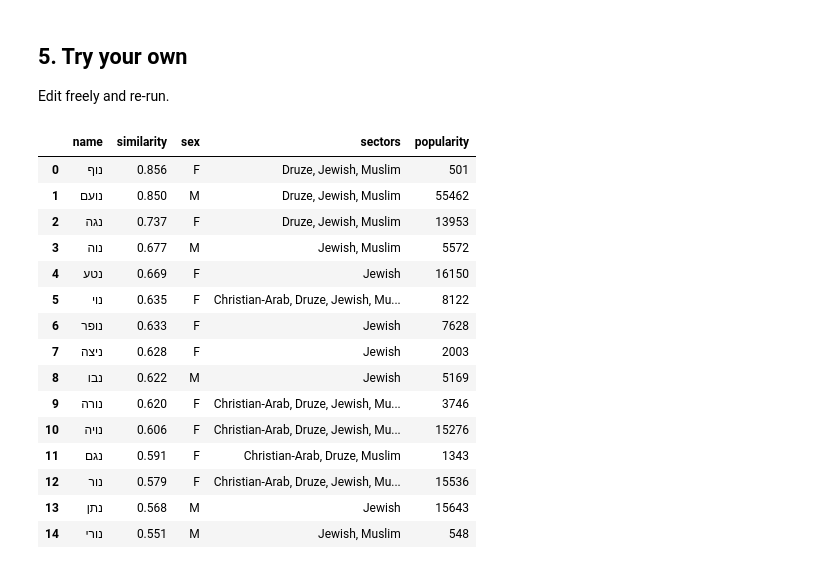
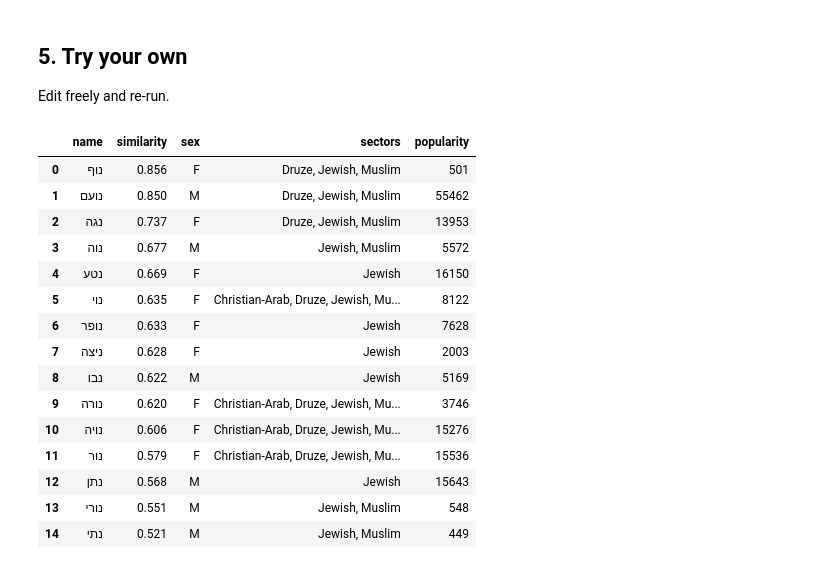
Before and after one commit to oregev11/name-me, a Jupyter notebook: backend/notebooks/ml_sanity_check.ipynb, the cells around one changed output. Saved outputs shown, nothing was run; the diff lists cells and outputs as text; code cells hidden in the pictures.

```diff
--- a/backend/notebooks/ml_sanity_check.ipynb
+++ b/backend/notebooks/ml_sanity_check.ipynb
@@ -267,21 +287,21 @@ OK: year-range filter correctly includes/excludes אילאן (2015-2024 only) an
 
 Edit freely and re-run.
 # %%
-run_search(["נועה"], model="written_similarity", top_k=15, sex="F", popularity="top_10_percent")
+run_search(["נועה"], model="written_similarity", top_k=15, sex="F", popularity="top_10_percent", sector='Jewish')
 # %% [output]
 |  | name | similarity | sex | sectors | popularity |
 | 0 | נוף | 0.856 | F | Druze, Jewish, Muslim | 501 |
 | 1 | נועם | 0.850 | M | Druze, Jewish, Muslim | 55462 |
 | 2 | נגה | 0.737 | F | Druze, Jewish, Muslim | 13953 |
 | 3 | נוה | 0.677 | M | Jewish, Muslim | 5572 |
 | 4 | נטע | 0.669 | F | Jewish | 16150 |
 | 5 | נוי | 0.635 | F | Christian-Arab, Druze, Jewish, Mu... | 8122 |
 | 6 | נופר | 0.633 | F | Jewish | 7628 |
 | 7 | ניצה | 0.628 | F | Jewish | 2003 |
 | 8 | נבו | 0.622 | M | Jewish | 5169 |
 | 9 | נורה | 0.620 | F | Christian-Arab, Druze, Jewish, Mu... | 3746 |
 | 10 | נויה | 0.606 | F | Christian-Arab, Druze, Jewish, Mu... | 15276 |
-| 11 | נגם | 0.591 | F | Christian-Arab, Druze, Muslim | 1343 |
-| 12 | נור | 0.579 | F | Christian-Arab, Druze, Jewish, Mu... | 15536 |
-| 13 | נתן | 0.568 | M | Jewish | 15643 |
-| 14 | נורי | 0.551 | M | Jewish, Muslim | 548 |
+| 11 | נור | 0.579 | F | Christian-Arab, Druze, Jewish, Mu... | 15536 |
+| 12 | נתן | 0.568 | M | Jewish | 15643 |
+| 13 | נורי | 0.551 | M | Jewish, Muslim | 548 |
+| 14 | נתי | 0.521 | M | Jewish, Muslim | 449 |
```
Also changed, not shown: parts of 1 cell of this notebook.
